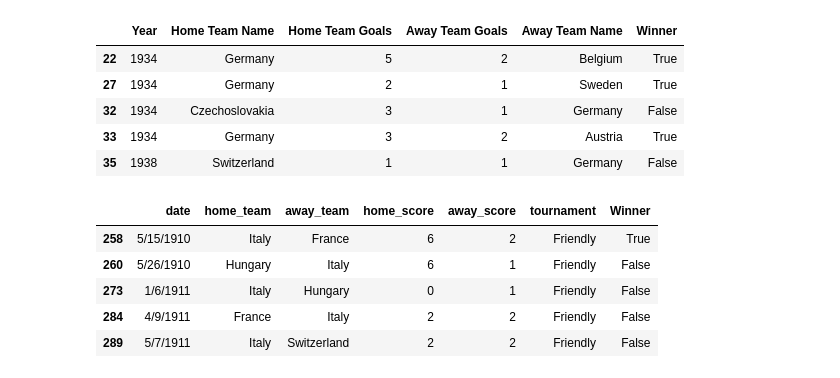
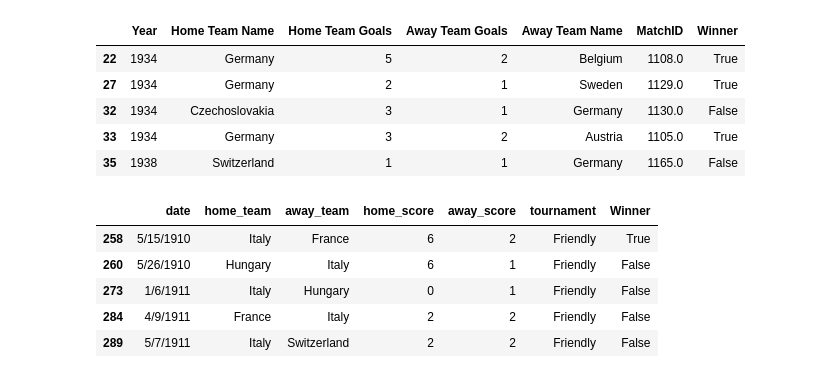
Before and after one commit to Yazeedz91/FIFA-World-Cup-Analysis, a Jupyter notebook: FIFA World Cup - Champion's Curse Analysis.ipynb, the cells around one changed output. Saved outputs shown, nothing was run; the diff lists cells and outputs as text; code cells hidden in the pictures.

```diff
--- a/FIFA World Cup - Champion's Curse Analysis.ipynb
+++ b/FIFA World Cup - Champion's Curse Analysis.ipynb
@@ -65,58 +71,58 @@ ITA_wc = world_cup[(world_cup['Home Team Initials'] == "ITA") | (world_cup['Away
 
 GER_wc = GER_wc.drop(['Datetime', 'Stage', 'Stadium', 'City', 'Win conditions',
              'Attendance', 'Half-time Home Goals', 'Half-time Away Goals', 'Referee', 'Assistant 1',
-             'Assistant 2', 'RoundID', 'MatchID', 'Home Team Initials', 'Away Team Initials'], axis=1)
+             'Assistant 2', 'RoundID', 'Home Team Initials', 'Away Team Initials'], axis=1)
 FRA_wc = FRA_wc.drop(['Datetime', 'Stage', 'Stadium', 'City', 'Win conditions',
              'Attendance', 'Half-time Home Goals', 'Half-time Away Goals', 'Referee', 'Assistant 1',
-             'Assistant 2', 'RoundID', 'MatchID', 'Home Team Initials', 'Away Team Initials'], axis=1)
+             'Assistant 2', 'RoundID', 'Home Team Initials', 'Away Team Initials'], axis=1)
 BRA_wc = BRA_wc.drop(['Datetime', 'Stage', 'Stadium', 'City', 'Win conditions',
              'Attendance', 'Half-time Home Goals', 'Half-time Away Goals', 'Referee', 'Assistant 1',
-             'Assistant 2', 'RoundID', 'MatchID', 'Home Team Initials', 'Away Team Initials'], axis=1)
+             'Assistant 2', 'RoundID', 'Home Team Initials', 'Away Team Initials'], axis=1)
 ESP_wc = ESP_wc.drop(['Datetime', 'Stage', 'Stadium', 'City', 'Win conditions',
              'Attendance', 'Half-time Home Goals', 'Half-time Away Goals', 'Referee', 'Assistant 1',
-             'Assistant 2', 'RoundID', 'MatchID', 'Home Team Initials', 'Away Team Initials'], axis=1)
+             'Assistant 2', 'RoundID', 'Home Team Initials', 'Away Team Initials'], axis=1)
 ITA_wc = ITA_wc.drop(['Datetime', 'Stage', 'Stadium', 'City', 'Win conditions',
              'Attendance', 'Half-time Home Goals', 'Half-time Away Goals', 'Referee', 'Assistant 1',
-             'Assistant 2', 'RoundID', 'MatchID', 'Home Team Initials', 'Away Team Initials'], axis=1)
+             'Assistant 2', 'RoundID', 'Home Team Initials', 'Away Team Initials'], axis=1)
 
 # converting year, home team goals and away team goals from float to int
 GER_wc['Year'] = GER_wc['Year'].astype('int')
 GER_wc['Home Team Goals'] = GER_wc['Home Team Goals'].astype('int')
 GER_wc['Away Team Goals'] = GER_wc['Away Team Goals'].astype('int')
 
 FRA_wc['Year'] = FRA_wc['Year'].astype('int')
 FRA_wc['Home Team Goals'] = FRA_wc['Home Team Goals'].astype('int')
 FRA_wc['Away Team Goals'] = FRA_wc['Away Team Goals'].astype('int')
 
 BRA_wc['Year'] = BRA_wc['Year'].astype('int')
 BRA_wc['Home Team Goals'] = BRA_wc['Home Team Goals'].astype('int')
 BRA_wc['Away Team Goals'] = BRA_wc['Away Team Goals'].astype('int')
 
 ESP_wc['Year'] = ESP_wc['Year'].astype('int')
 ESP_wc['Home Team Goals'] = ESP_wc['Home Team Goals'].astype('int')
 ESP_wc['Away Team Goals'] = ESP_wc['Away Team Goals'].astype('int')
 
 ITA_wc['Year'] = ITA_wc['Year'].astype('int')
 ITA_wc['Home Team Goals'] = ITA_wc['Home Team Goals'].astype('int')
 ITA_wc['Away Team Goals'] = ITA_wc['Away Team Goals'].astype('int')
 
 # adding a column for winner:
 # True: if team being studied won, False: if team being studied lost or tied
 
 GER_wc['Winner'] = ((GER_wc['Home Team Name'] == 'Germany') & (GER_wc['Home Team Goals'] > GER_wc['Away Team Goals'])) | ((GER_wc['Away Team Name'] == 'Germany') & (GER_wc['Away Team Goals'] > GER_wc['Home Team Goals']))
 FRA_wc['Winner'] = ((FRA_wc['Home Team Name'] == 'France') & (FRA_wc['Home Team Goals'] > FRA_wc['Away Team Goals'])) | ((FRA_wc['Away Team Name'] == 'France') & (FRA_wc['Away Team Goals'] > FRA_wc['Home Team Goals']))
 BRA_wc['Winner'] = ((BRA_wc['Home Team Name'] == 'Brazil') & (BRA_wc['Home Team Goals'] > BRA_wc['Away Team Goals'])) | ((BRA_wc['Away Team Name'] == 'Brazil') & (BRA_wc['Away Team Goals'] > BRA_wc['Home Team Goals']))
 ESP_wc['Winner'] = ((ESP_wc['Home Team Name'] == 'Spain') & (ESP_wc['Home Team Goals'] > ESP_wc['Away Team Goals'])) | ((ESP_wc['Away Team Name'] == 'Spain') & (ESP_wc['Away Team Goals'] > ESP_wc['Home Team Goals']))
 ITA_wc['Winner'] = ((ITA_wc['Home Team Name'] == 'Italy') & (ITA_wc['Home Team Goals'] > ITA_wc['Away Team Goals'])) | ((ITA_wc['Away Team Name'] == 'Italy') & (ITA_wc['Away Team Goals'] > ITA_wc['Home Team Goals']))
 
 GER_wc.head()
 # %% [output]
-|  | Year | Home Team Name | Home Team Goals | Away Team Goals | Away Team Name | Winner |
-| 22 | 1934 | Germany | 5 | 2 | Belgium | True |
-| 27 | 1934 | Germany | 2 | 1 | Sweden | True |
-| 32 | 1934 | Czechoslovakia | 3 | 1 | Germany | False |
-| 33 | 1934 | Germany | 3 | 2 | Austria | True |
-| 35 | 1938 | Switzerland | 1 | 1 | Germany | False |
+|  | Year | Home Team Name | Home Team Goals | Away Team Goals | Away Team Name | MatchID | Winner |
+| 22 | 1934 | Germany | 5 | 2 | Belgium | 1108.0 | True |
+| 27 | 1934 | Germany | 2 | 1 | Sweden | 1129.0 | True |
+| 32 | 1934 | Czechoslovakia | 3 | 1 | Germany | 1130.0 | False |
+| 33 | 1934 | Germany | 3 | 2 | Austria | 1105.0 | True |
+| 35 | 1938 | Switzerland | 1 | 1 | Germany | 1165.0 | False |
 # %%
 ######################################################################
 ##### International matches data for GER, FRA, BRA, ESP, and ITA #####
```
Also changed, not shown: parts of 23 cells of this notebook.
